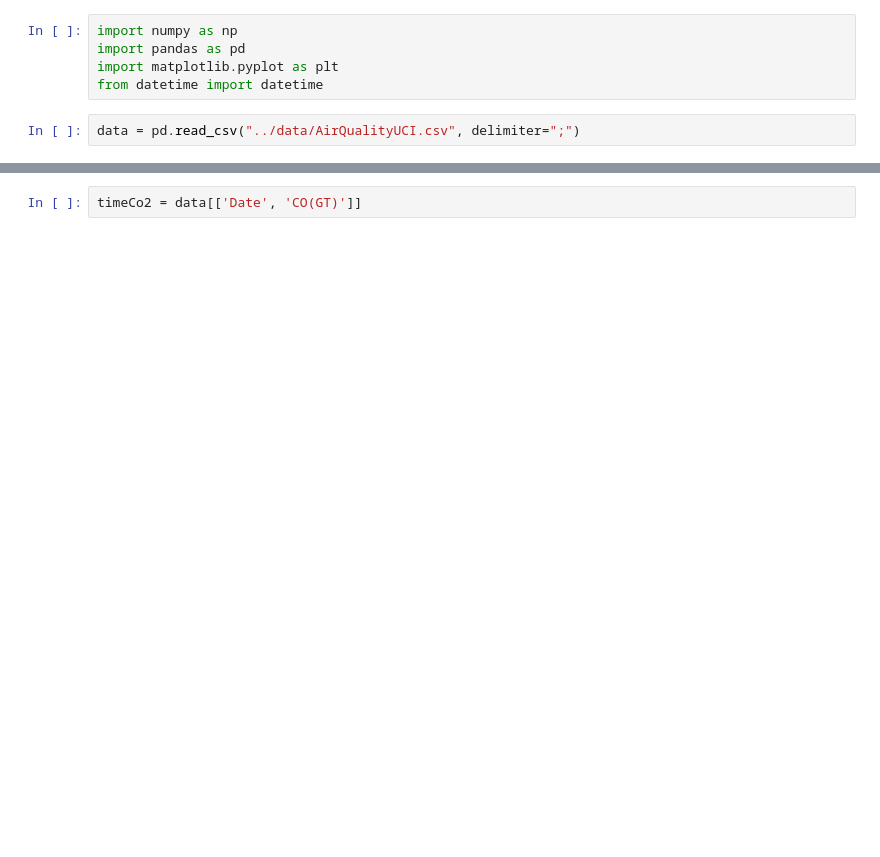
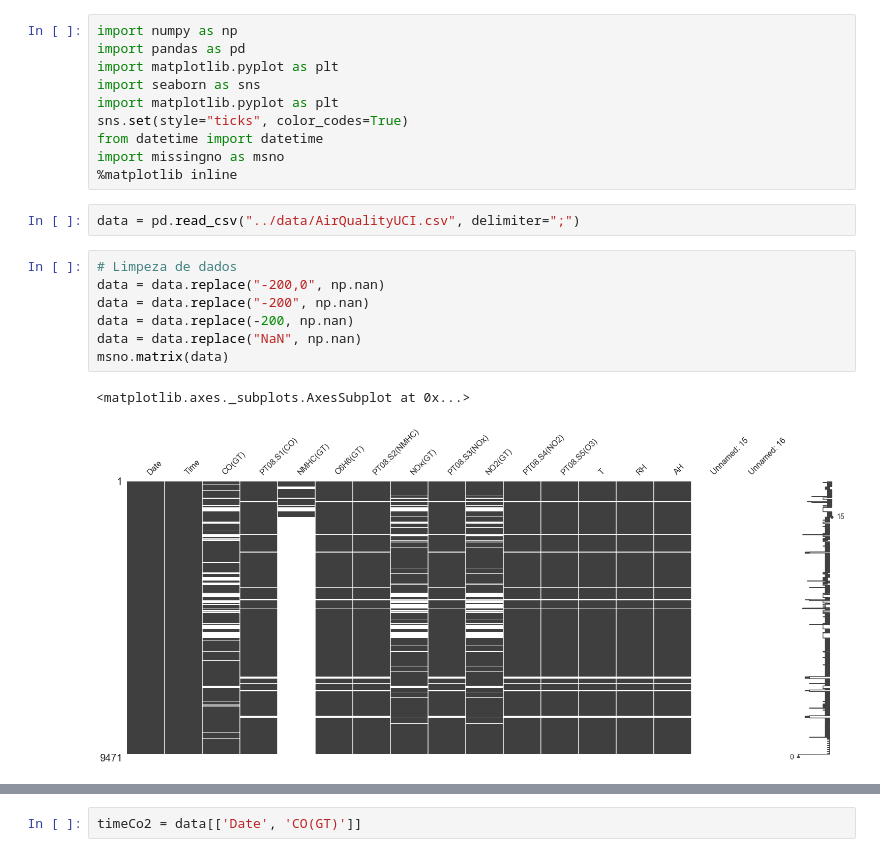
Before and after one commit to aurindo/data_mining-predictive_analysis, a Jupyter notebook: src/q_1_i_b.ipynb, the cells around one changed output, grey strips where cells are left out. Cells and saved outputs as stored; diff of their text form; blank space fills up the shorter version.

```diff
--- a/src/q_1_i_b.ipynb
+++ b/src/q_1_i_b.ipynb
@@ -4,6 +4,21 @@
 import numpy as np
 import pandas as pd
 import matplotlib.pyplot as plt
+import seaborn as sns
+import matplotlib.pyplot as plt
+sns.set(style="ticks", color_codes=True)
 from datetime import datetime
+import missingno as msno
+%matplotlib inline
 # %%
 data = pd.read_csv("../data/AirQualityUCI.csv", delimiter=";")
+# %%
+# Limpeza de dados
+data = data.replace("-200,0", np.nan)
+data = data.replace("-200", np.nan)
+data = data.replace(-200, np.nan)
+data = data.replace("NaN", np.nan)
+msno.matrix(data)
+# %% [output]
+<matplotlib.axes._subplots.AxesSubplot at 0x...>
+[figure, added]
```
Also changed, not shown: parts of 10 cells of this notebook.
